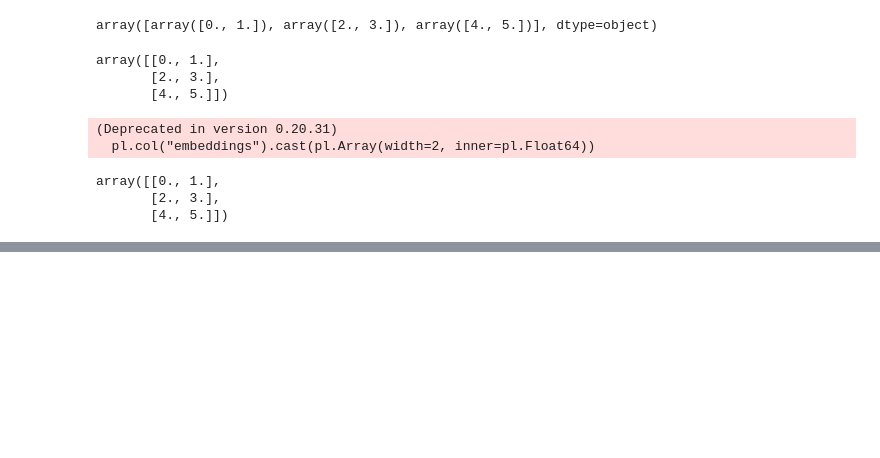
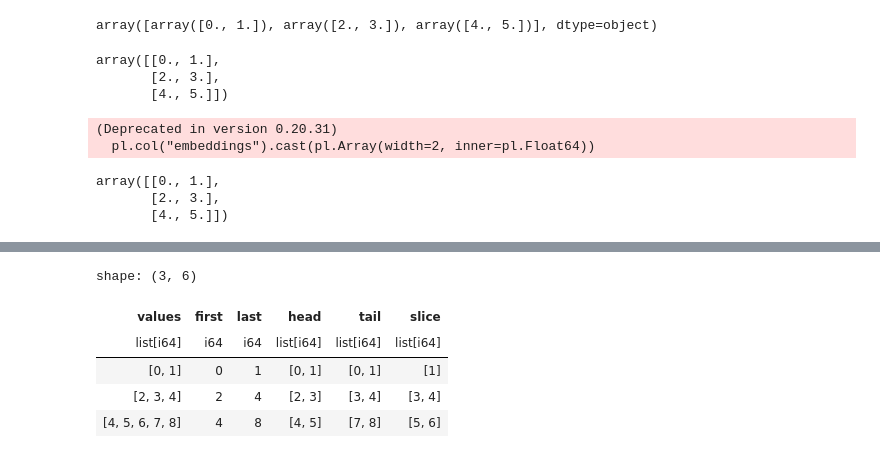
Before and after one commit to yukikitayama/data-analysis, a Jupyter notebook: polars/list_dtype.ipynb, the cells around one changed output, grey strips where cells are left out. Cells and saved outputs as stored; diff of their text form; code cells hidden in the pictures; blank space fills up the shorter version.

Commit message:
list

```diff
--- a/polars/list_dtype.ipynb
+++ b/polars/list_dtype.ipynb
@@ -273,3 +273,16 @@ array([[0., 1.],
 array([[0., 1.],
        [2., 3.],
        [4., 5.]])
+# %%
+df = (
+    pl.DataFrame(
+        {
+            "values": [
+                [0, 1],
+                [2, 3, 4],
+                [4, 5, 6, 7, 8]
+            ]
+        }
+    )
+)
+df
@@ -275,0 +296,18 @@ array([[0., 1.],
+# %%
+(
+    df
+    .with_columns(
+        pl.col("values").list.first().alias("first"),
+        pl.col("values").list.last().alias("last"),
+        pl.col("values").list.head(2).alias("head"),
+        pl.col("values").list.tail(2).alias("tail"),
+        pl.col("values").list.slice(1, 2).alias("slice")
+    )
+)
+# %% [output]
+shape: (3, 6)
+| values | first | last | head | tail | slice |
+| list[i64] | i64 | i64 | list[i64] | list[i64] | list[i64] |
+| [0, 1] | 0 | 1 | [0, 1] | [0, 1] | [1] |
+| [2, 3, 4] | 2 | 4 | [2, 3] | [3, 4] | [3, 4] |
+| [4, 5, 6, 7, 8] | 4 | 8 | [4, 5] | [7, 8] | [5, 6] |
```
Also changed, not shown: parts of 14 cells of this notebook, 1 other file.
